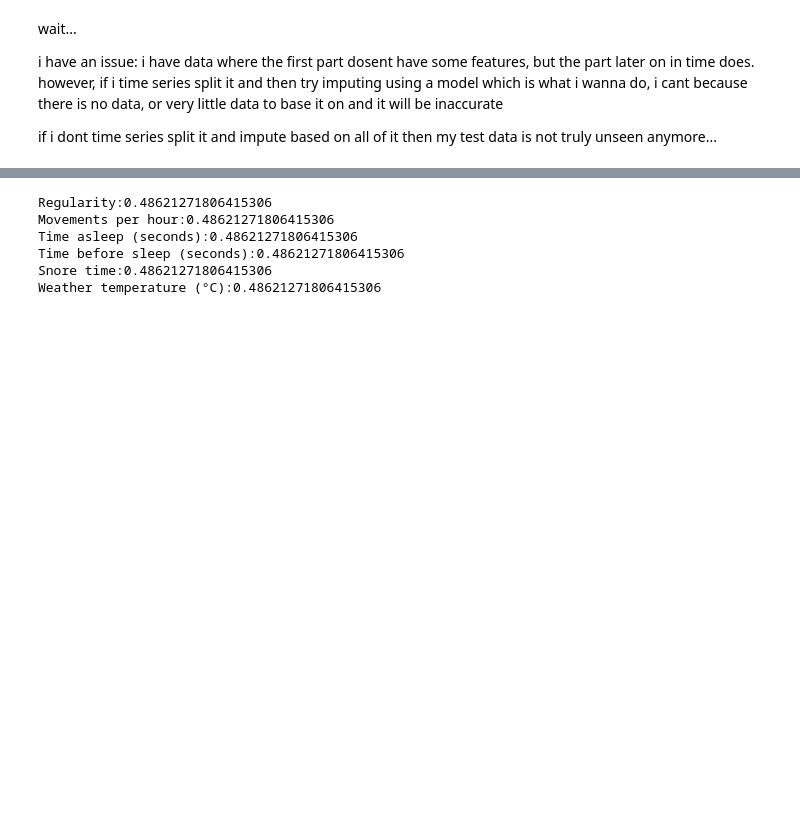
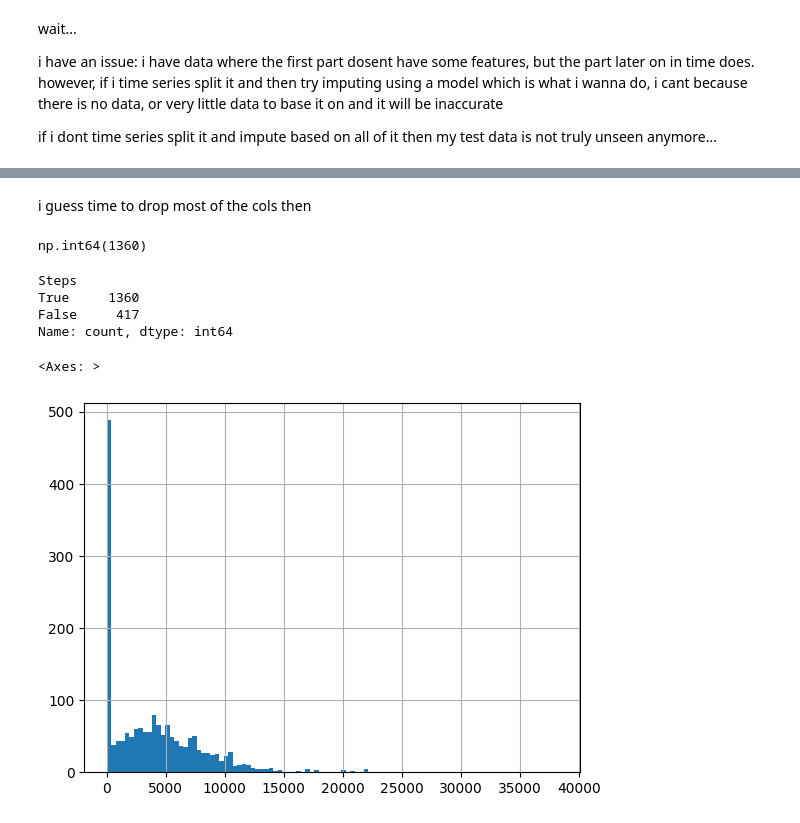
Before and after one commit to ricd99/endToEndML, a Jupyter notebook: notebooks/EDA.ipynb, the cells around one changed output, grey strips where cells are left out. Drawn from its saved outputs; the diff is of its cells as text; code cells hidden in the pictures; blank space fills up the shorter version.

```diff
--- a/notebooks/EDA.ipynb
+++ b/notebooks/EDA.ipynb
@@ -476,11 +429,20 @@ print(cat_cols)
-# %%
-for col in numeric_cols:
-    na_percent = df[col].isna().sum() / len(df[col])
-    print(f"{col}:{na_percent}")
-# %% [output]
-Regularity:0.48621271806415306
-Movements per hour:0.48621271806415306
-Time asleep (seconds):0.48621271806415306
-Time before sleep (seconds):0.48621271806415306
-Snore time:0.48621271806415306
-Weather temperature (°C):0.48621271806415306
+# %% [markdown]
+i guess time to drop most of the cols then
+# %%
+df = df.drop(columns=[x for x in df.columns[5:]])
+# %%
+df["Steps"].dropna().astype(bool).sum()
+# %% [output]
+np.int64(1360)
+# %%
+df["Steps"].dropna().astype(bool).value_counts()
+# %% [output]
+Steps
+True     1360
+False     417
+Name: count, dtype: int64
+# %%
+df["Steps"].hist(bins=100)
+# %% [output]
+<Axes: >
+[figure, added]
```
Also changed, not shown: parts of 4 cells of this notebook.
